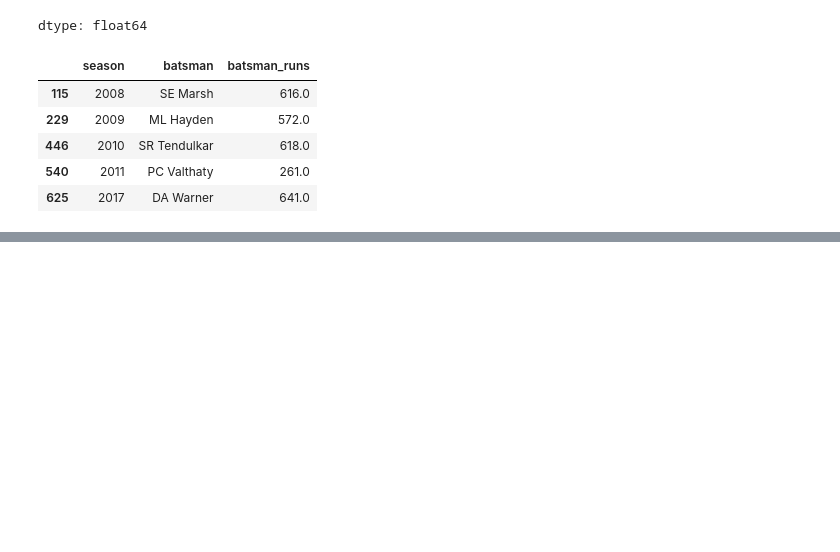
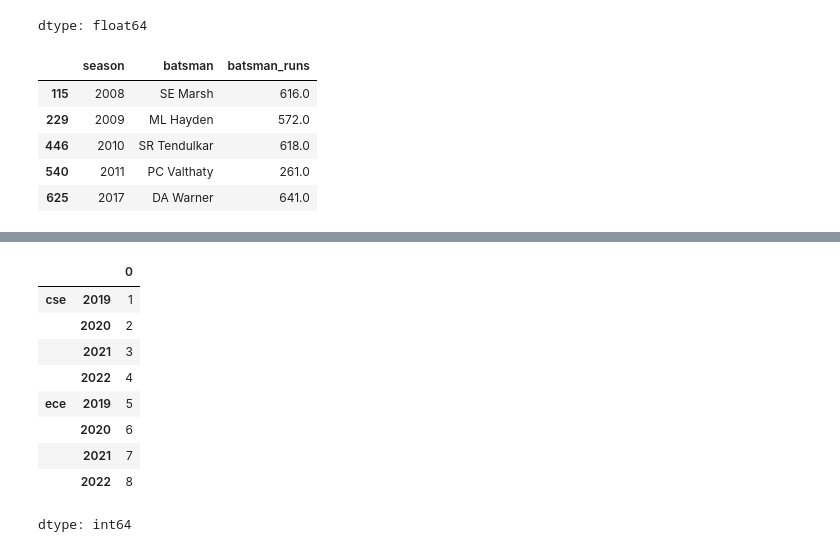
Before and after one commit to ShauryaPrakashVerma/Python_for_AI, a Jupyter notebook: Pandas.ipynb, the cells around one changed output, grey strips where cells are left out. Saved outputs shown, nothing was run; the diff lists cells and outputs as text; code cells hidden in the pictures; blank space fills up the shorter version.

```diff
--- a/Pandas.ipynb
+++ b/Pandas.ipynb
@@ -3576,0 +3633,17 @@ temp_df.groupby(['season','batsman'])['batsman_runs'].sum().reset_index().sort_v
+# %%
+# creating a series with multiindex object
+s = pd.Series([1,2,3,4,5,6,7,8],index=multiindex)
+s
+
+# 2D object series
+# %% [output]
+|  |  | 0 |
+| cse | 2019 | 1 |
+|  | 2020 | 2 |
+|  | 2021 | 3 |
+|  | 2022 | 4 |
+| ece | 2019 | 5 |
+|  | 2020 | 6 |
+|  | 2021 | 7 |
+|  | 2022 | 8 |
+dtype: int64
```
Also changed, not shown: parts of 18 cells of this notebook.
